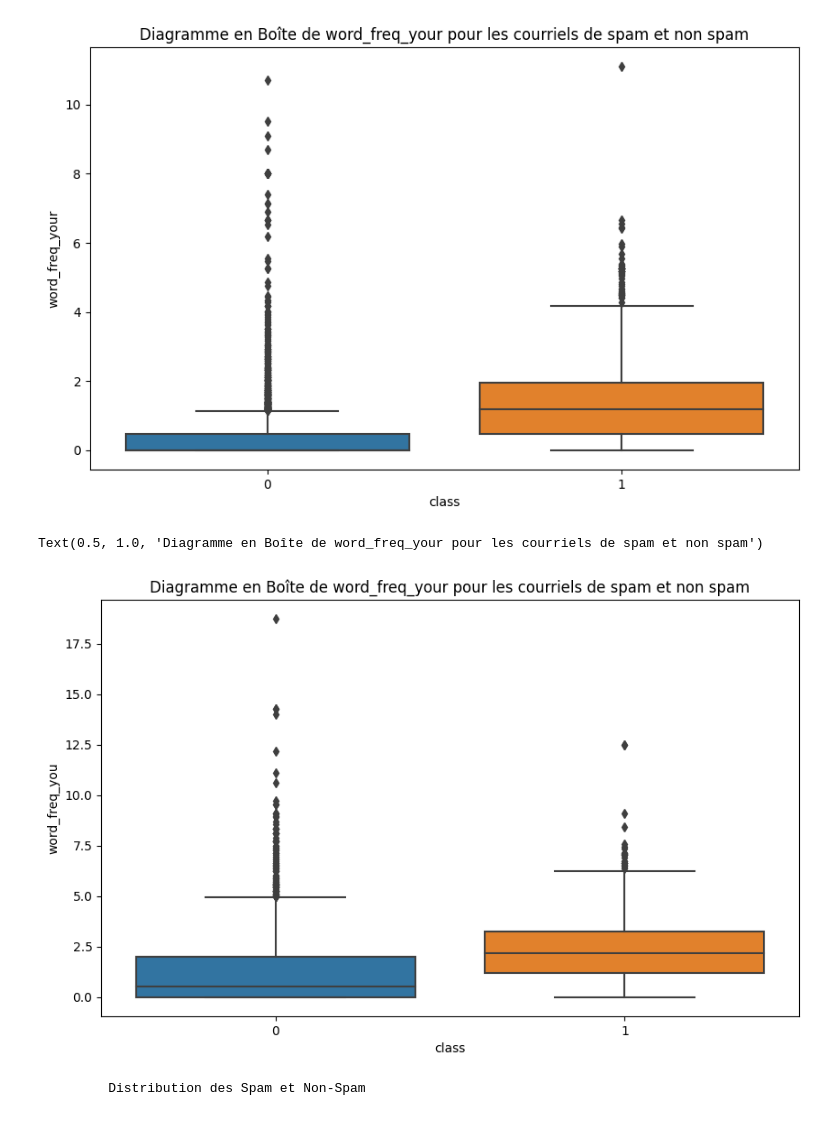
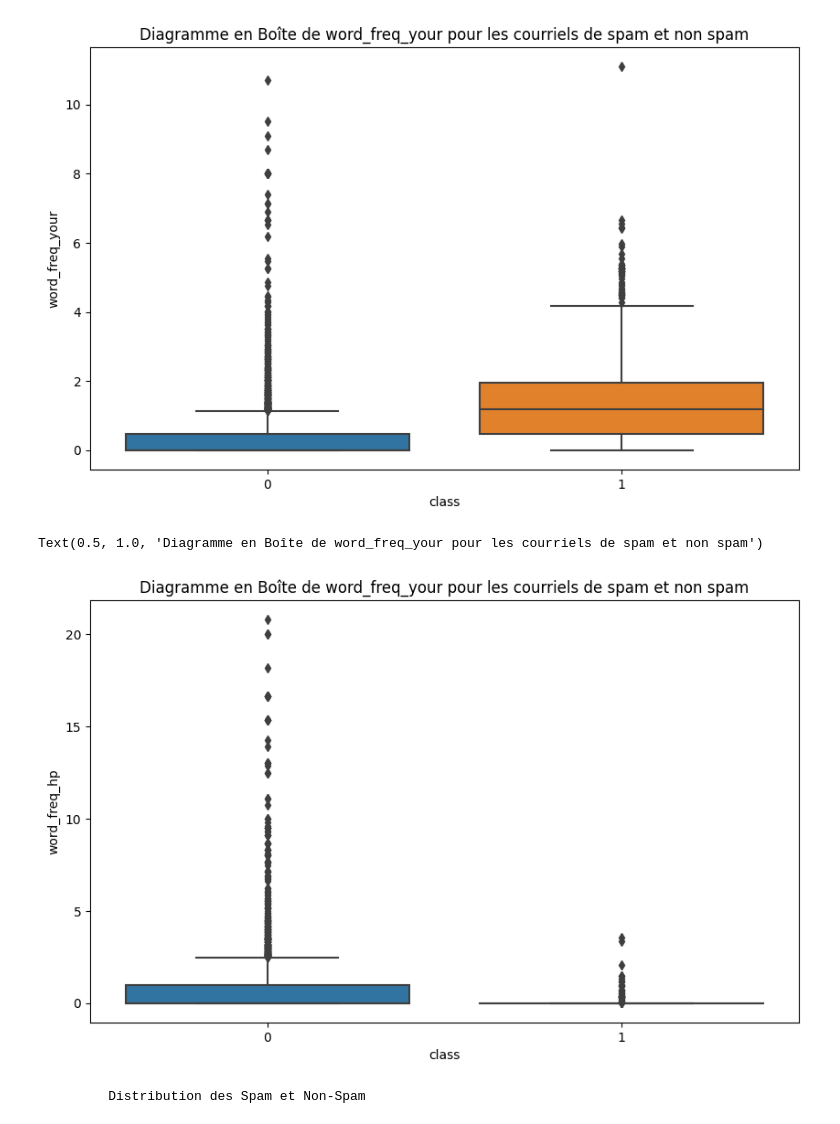
Before and after one commit to RoninNapoletano/MGL8707-spam-detection, a Jupyter notebook: mgl8707-spambase-uci.ipynb, the cells around one changed output. Drawn from its saved outputs; the diff is of its cells as text; code cells hidden in the pictures.

```diff
--- a/mgl8707-spambase-uci.ipynb
+++ b/mgl8707-spambase-uci.ipynb
@@ -205,13 +205,13 @@ Text(0.5, 1.0, 'Diagramme en Boîte de word_freq_your pour les courriels de spam
 # %%
 # Création du diagramme en boîte
 plt.figure(figsize=(10, 6))
-sns.boxplot(x=dataset['class'], y=dataset['word_freq_you'], data=dataset)
+sns.boxplot(x=dataset['class'], y=dataset['word_freq_hp'], data=dataset)
 
 # Ajout de titres et d'étiquettes
 plt.title('Diagramme en Boîte de word_freq_your pour les courriels de spam et non spam')
 # %% [output]
 Text(0.5, 1.0, 'Diagramme en Boîte de word_freq_your pour les courriels de spam et non spam')
-[figure, old version]
+[figure, new version]
 # %%
 
 MAP={}
```
Also changed, not shown: parts of 23 cells of this notebook.
